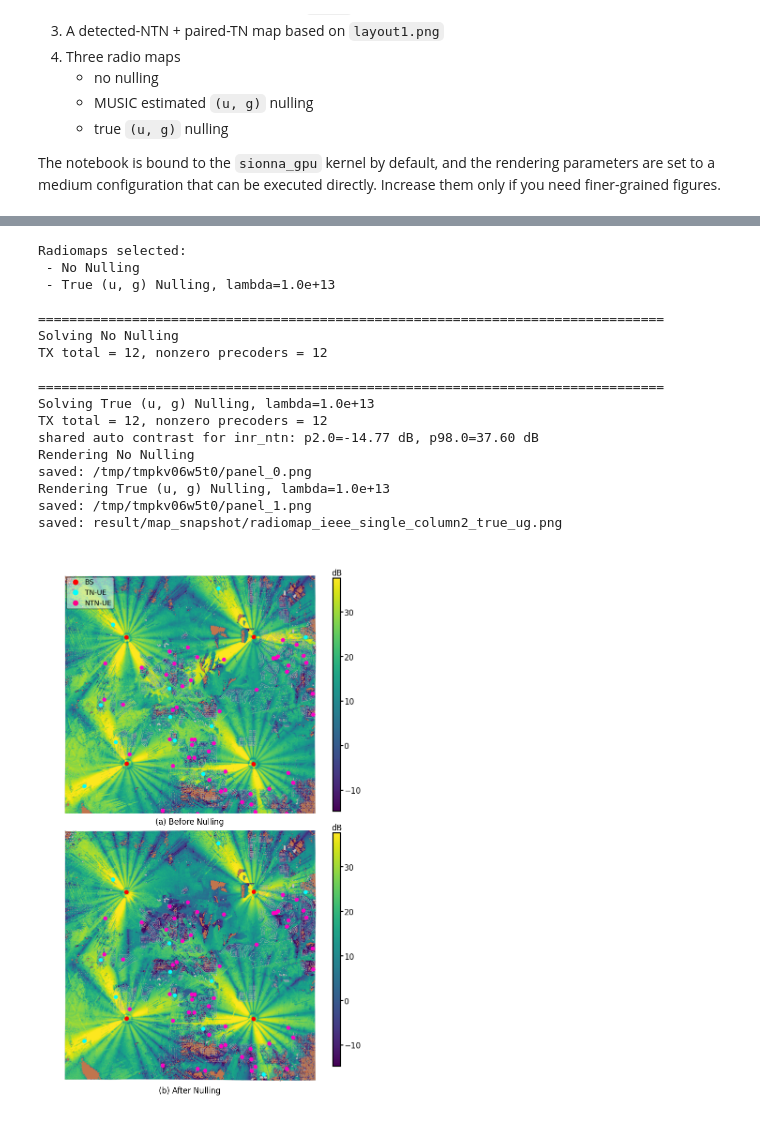
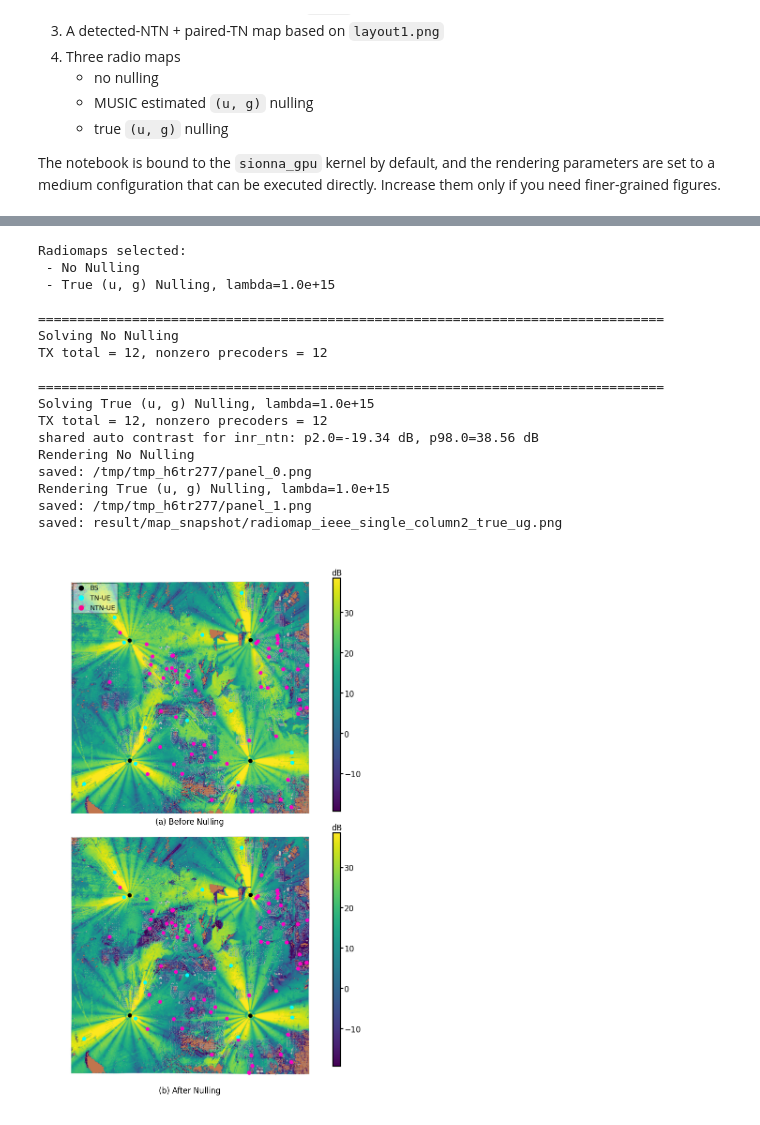
Before and after one commit to Shizhen-Jia/NTN-NULLING-NONCOH, a Jupyter notebook: map.ipynb, the cells around one changed output, grey strips where cells are left out. Saved outputs shown, nothing was run; the diff lists cells and outputs as text; code cells hidden in the pictures.

```diff
--- a/map.ipynb
+++ b/map.ipynb
@@ -137,7 +137,7 @@ music_phi_grid_deg = np.arange(0.0, 360.0, 1.0)
 music_theta_grid_deg = np.arange(0.0, 181.0, 1.0)
 
 # Render one lambda for the map triplet
-lambda_render = float(1e13)
+lambda_render = float(1e15)
 max_detected_b_terms = "all"
 
 compute_positions_kwargs = dict(
@@ -1014,7 +1016,7 @@ def draw_nulling_radiomap(
     overlay_tn_pos=None,
     overlay_ntn_pos=None,
     overlay_bs_pos=None,
-    bs_color=(1.00, 0.00, 0.00),
+    bs_color=(0.0, 0.0, 0.0),
     tn_color=(0.0, 1.0, 1.0),
     ntn_color=(1.00, 0.00, 0.55),
     bs_display_radius=85,
@@ -1034,6 +1036,7 @@ def draw_nulling_radiomap(
     legend_bbox_to_anchor=(0.03, 0.97),
     legend_framealpha=0.72,
     legend_fontsize=7,
+    save_tight_bbox=True,
     show_plot=True,
     save_path=None,
 ):
@@ -1112,7 +1115,10 @@ def draw_nulling_radiomap(
             )
 
         if save_path is not None:
-            fig.savefig(save_path, dpi=180, bbox_inches="tight", pad_inches=0.0)
+            savefig_kwargs = {"dpi": 180, "pad_inches": 0.0}
+            if save_tight_bbox:
+                savefig_kwargs["bbox_inches"] = "tight"
+            fig.savefig(save_path, **savefig_kwargs)
             print(f"saved: {save_path}")
         if show_plot:
             plt.show()
@@ -1141,7 +1147,7 @@ def render_nulling_radiomap(
     overlay_tn_pos=None,
     overlay_ntn_pos=None,
     overlay_bs_pos=None,
-    bs_color=(1.00, 0.00, 0.00),
+    bs_color=(0.0, 0.0, 0.0),
     tn_color=(0.0, 1.0, 1.0),
     ntn_color=(1.00, 0.00, 0.55),
     bs_display_radius=85,
@@ -1354,6 +1360,7 @@ with TemporaryDirectory() as tmp_dir:
             legend_bbox_to_anchor=(0.055, 0.945),
             legend_framealpha=0.48,
             legend_fontsize=10,
+            save_tight_bbox=False,
             show_plot=False,
             save_path=panel_path,
         )
@@ -1390,37 +1397,37 @@ label_specs = [
     (axes[1], "(b) After Nulling", -0.02),
 ]
 for ax, label, label_y_offset in label_specs:
     box = ax.get_position()
     fig.text(
         0.5 * (box.x0 + box.x1),
         box.y0 - label_y_offset,
         label,
         ha="center",
         va="top",
         fontsize=6,
     )
 
 secondary_tag = secondary_specs[0][3]
 stacked_save_path = result_dir / f"radiomap_ieee_single_column2_{secondary_tag}.png"
 fig.savefig(stacked_save_path, dpi=400, bbox_inches="tight", pad_inches=0.0)
 print(f"saved: {stacked_save_path}")
 plt.show()
 # %% [output]
 Radiomaps selected:
  - No Nulling
- - True (u, g) Nulling, lambda=1.0e+13
+ - True (u, g) Nulling, lambda=1.0e+15
 
 ================================================================================
 Solving No Nulling
 TX total = 12, nonzero precoders = 12
 
 ================================================================================
-Solving True (u, g) Nulling, lambda=1.0e+13
+Solving True (u, g) Nulling, lambda=1.0e+15
 TX total = 12, nonzero precoders = 12
-shared auto contrast for inr_ntn: p2.0=-14.77 dB, p98.0=37.60 dB
+shared auto contrast for inr_ntn: p2.0=-19.34 dB, p98.0=38.56 dB
 Rendering No Nulling
-saved: /tmp/tmpkv06w5t0/panel_0.png
-Rendering True (u, g) Nulling, lambda=1.0e+13
-saved: /tmp/tmpkv06w5t0/panel_1.png
+saved: /tmp/tmp_h6tr277/panel_0.png
+Rendering True (u, g) Nulling, lambda=1.0e+15
+saved: /tmp/tmp_h6tr277/panel_1.png
 saved: result/map_snapshot/radiomap_ieee_single_column2_true_ug.png
-[figure, old version]
+[figure, new version]
```
Also changed, not shown: parts of 4 cells of this notebook, 3 other files.
